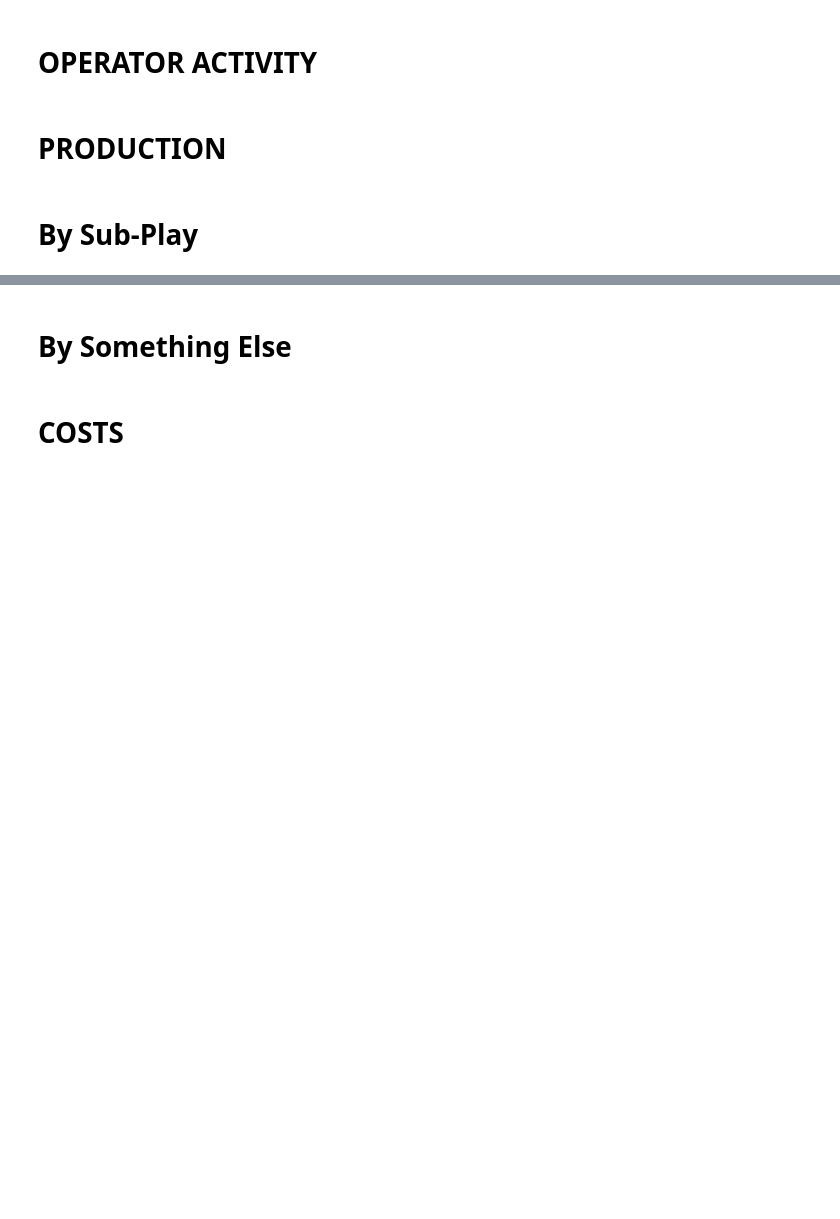
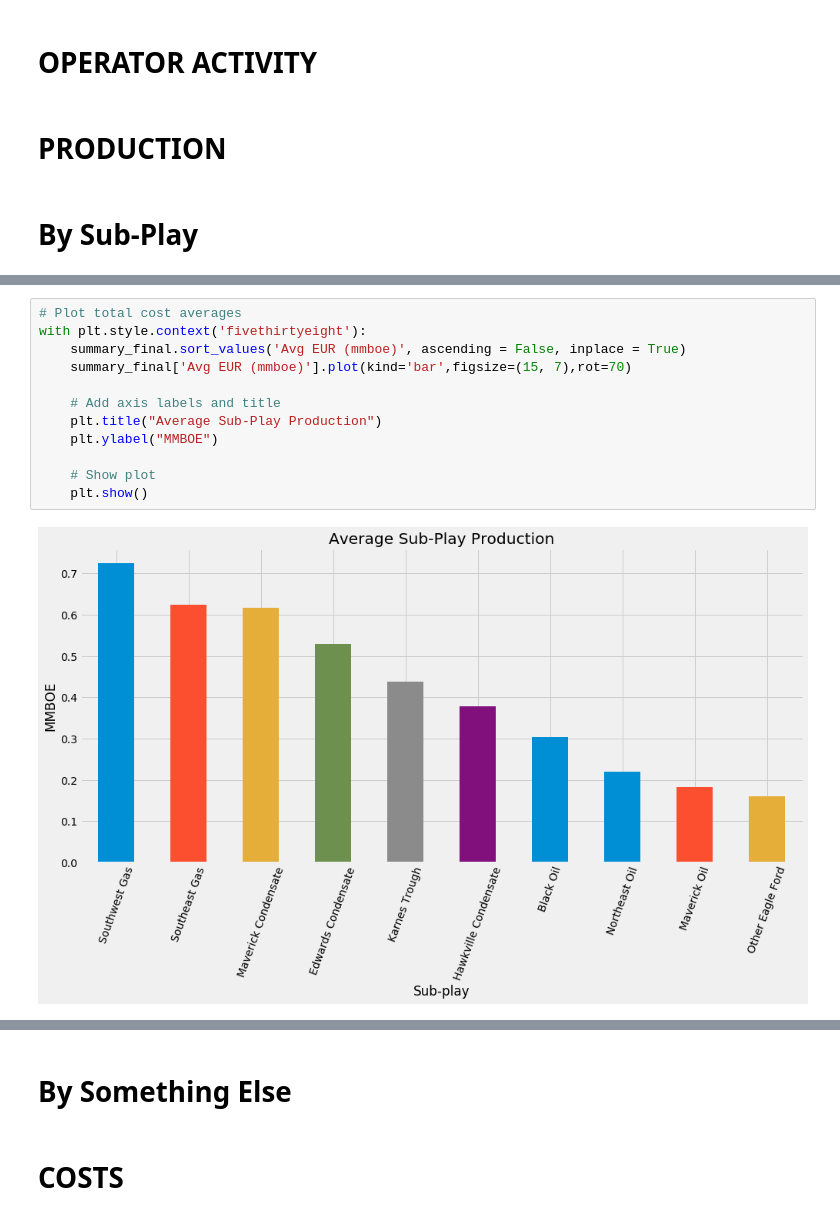
Before and after one commit to DaryaRudych/EagleFord-Oil-Project, a Jupyter notebook: Master.ipynb, the cells around one changed output, grey strips where cells are left out. Drawn from its saved outputs; the diff is of its cells as text; blank space fills up the shorter version.

```diff
--- a/Master.ipynb
+++ b/Master.ipynb
@@ -233,0 +174,14 @@ summary_final
+# %%
+# Plot total cost averages
+with plt.style.context('fivethirtyeight'):
+    summary_final.sort_values('Avg EUR (mmboe)', ascending = False, inplace = True)
+    summary_final['Avg EUR (mmboe)'].plot(kind='bar',figsize=(15, 7),rot=70)
+
+    # Add axis labels and title
+    plt.title("Average Sub-Play Production")
+    plt.ylabel("MMBOE")
+
+    # Show plot
+    plt.show()
+# %% [output]
+[figure, added]
```
Also changed, not shown: parts of 45 cells of this notebook, 3 other files.
